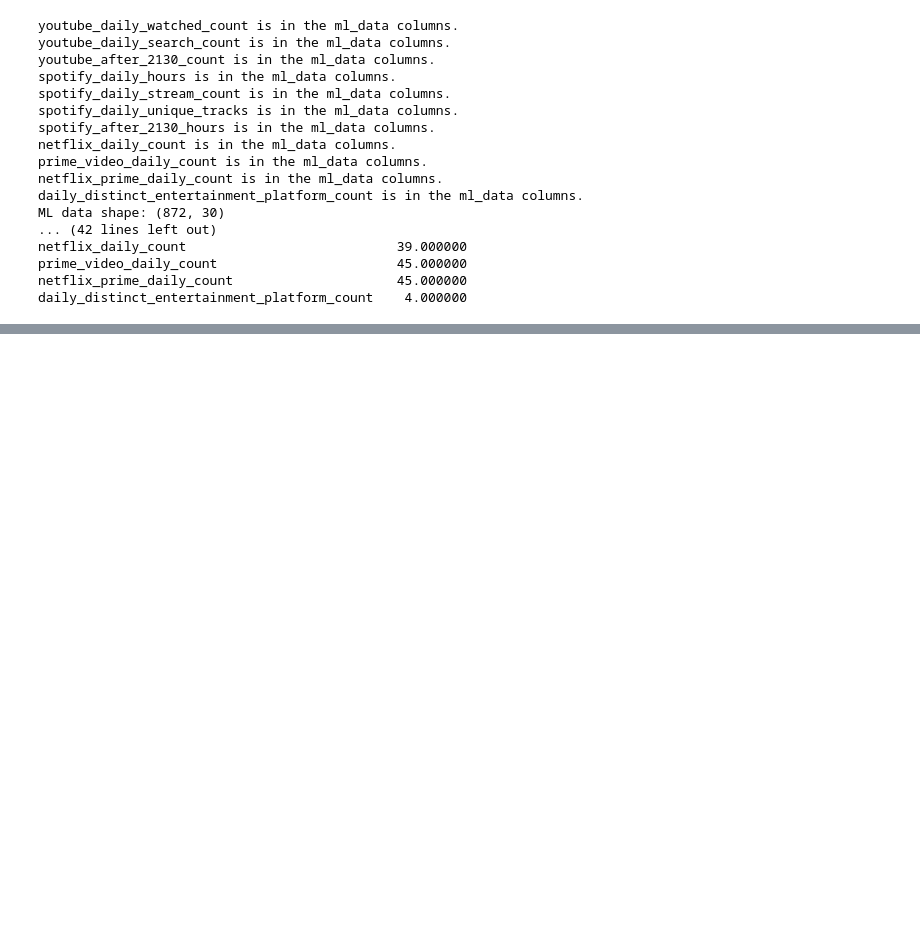
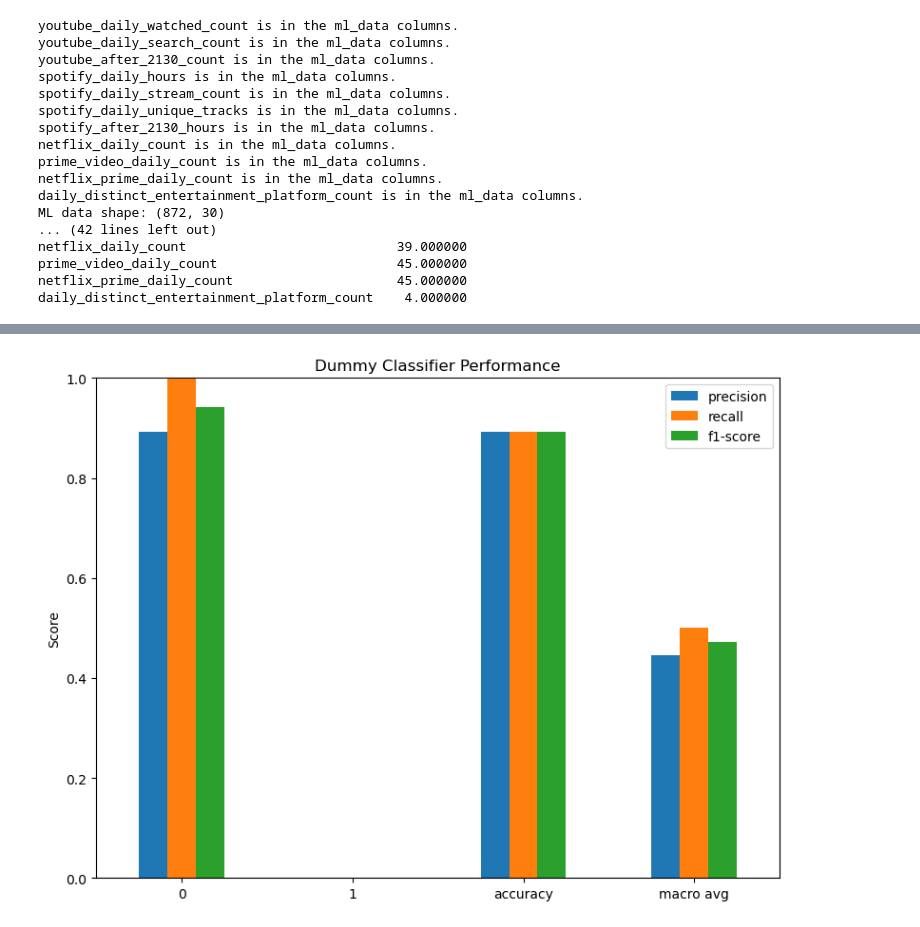
Before and after one commit to omerkaraca-fire/DSA210_TermProject, a Jupyter notebook: MachineLearning/machinelearning.ipynb, the cells around one changed output, grey strips where cells are left out. Cells and saved outputs as stored; diff of their text form; code cells hidden in the pictures; blank space fills up the shorter version.

```diff
--- a/MachineLearning/machinelearning.ipynb
+++ b/MachineLearning/machinelearning.ipynb
@@ -639,0 +679,21 @@ daily_distinct_entertainment_platform_count    4.000000
+# %%
+# Showing the scores of f1-score, precision and recall for the dummy in bar plot.
+dummy_report = classification_report(y_test, y_dummy_pred, output_dict=True)
+dummy_df = pd.DataFrame(dummy_report).transpose().iloc[:-1, :3]
+
+ax = dummy_df.plot(kind="bar", figsize=(8, 6))
+
+plt.title("Dummy Classifier Performance")
+plt.ylabel("Score")
+plt.ylim(0, 1)
+plt.xticks(rotation=0)
+plt.legend(loc="upper right")
+plt.tight_layout()
+
+# Saving the dummy classifier results in csv and png to the folder results.
+dummy_df.to_csv(result_path / "dummy_classifier_report.csv")
+plt.savefig(result_path / "dummy_classifier_performance.png", dpi=300, bbox_inches="tight")
+
+plt.show()
+# %% [output]
+[figure, added]
```
Also changed, not shown: parts of 13 cells of this notebook, 10 other files.
